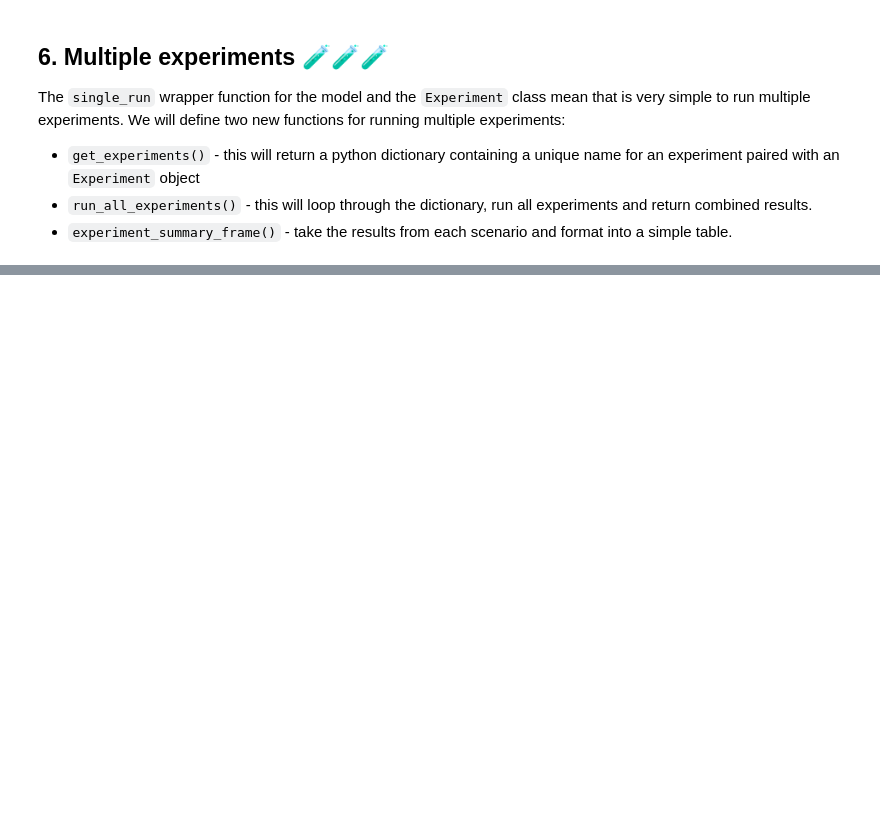
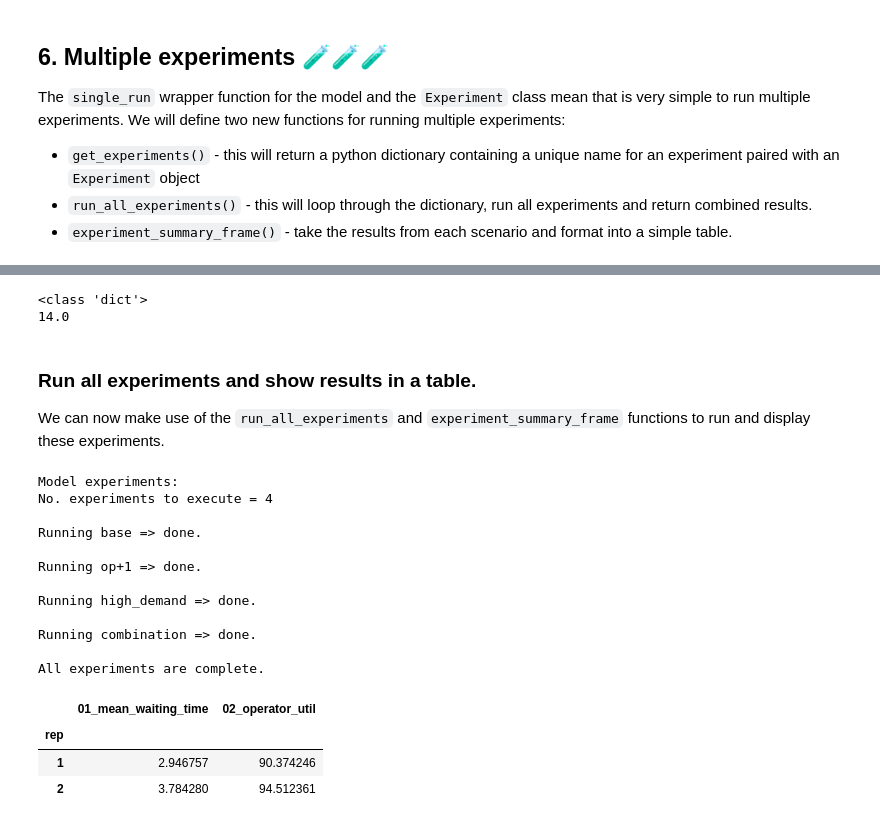
Before and after one commit to pythonhealthdatascience/intro-open-sim, a Jupyter notebook: content/07_experiments.ipynb, the cells around one changed output, grey strips where cells are left out. Cells and saved outputs as stored; diff of their text form; code cells hidden in the pictures; blank space fills up the shorter version.

```diff
--- a/content/07_experiments.ipynb
+++ b/content/07_experiments.ipynb
@@ -563,0 +613,67 @@ summary_frame.round(2)
+# %%
+def create_experiments(df_experiments):
+    '''
+    Returns dictionary of Experiment objects based on contents of a dataframe
+
+    Params:
+    ------
+    df_experiments: pandas.DataFrame
+        Dataframe of experiments. First two columns are id, name followed by
+        variable names.  No fixed width
+
+    Returns:
+    --------
+    dict
+    '''
+    experiments = {}
+
+    # experiment input parameter dictionary
+    exp_dict = df_experiments[df_experiments.columns[1:]].T.to_dict()
+    # names of experiments
+    exp_names = df_experiments[df_experiments.columns[0]].T.to_list()
+
+    # loop through params and create Experiment objects.
+    for name, params in zip(exp_names, exp_dict.values()):
+        experiments[name] = Experiment(**params)
+
+    return experiments
+# %%
+# test of the function
+
+# assume code is run in same directory as example csv file
+df_experiment = pd.read_csv('example_experiments.csv', index_col='id')
+
+# convert to dict containing separate Experiment objects
+experiments_to_run = create_experiments(df_experiment)
+
+print(type(experiments_to_run))
+print(experiments_to_run['op+1'].n_operators)
+# %% [output]
+<class 'dict'>
+14.0
+# %% [markdown]
+### Run all experiments and show results in a table.
+
+We can now make use of the `run_all_experiments` and `experiment_summary_frame` functions to run and display these experiments.
+# %%
+results = run_all_experiments(experiments_to_run)
+
+# illustrate results dataframe.
+results['base'].head(2)
+# %% [output]
+Model experiments:
+No. experiments to execute = 4
+
+Running base => done.
+
+Running op+1 => done.
+
+Running high_demand => done.
+
+Running combination => done.
+
+All experiments are complete.
+|  | 01_mean_waiting_time | 02_operator_util |
+| rep |  |  |
+| 1 | 2.946757 | 90.374246 |
+| 2 | 3.784280 | 94.512361 |
```
Also changed, not shown: parts of 13 cells of this notebook.
